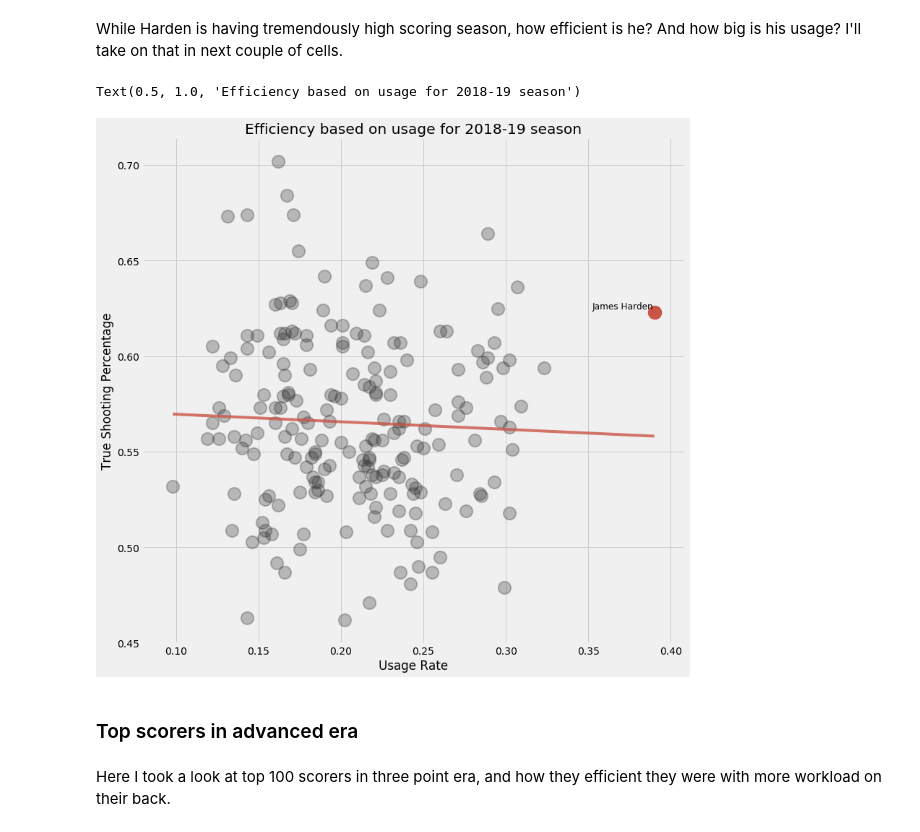
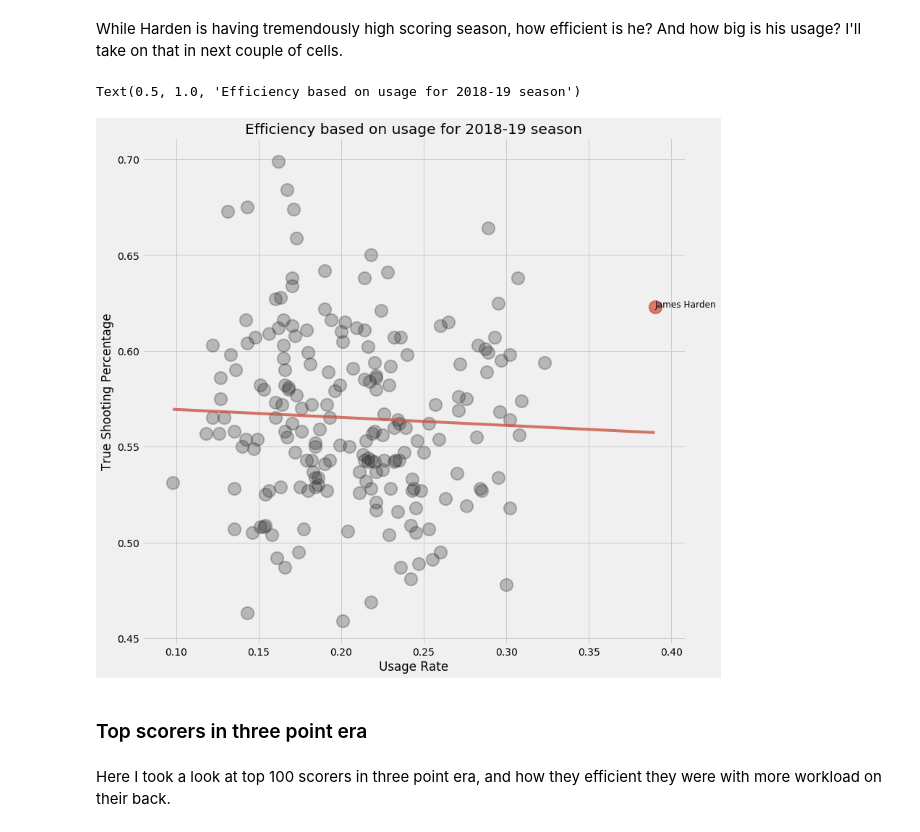
Before and after one commit to danchyy/Basketball_Analytics, a Jupyter notebook: Scripts/2018_19_season/harden_analysis/harden_analysis.ipynb, the cells around one changed output. Saved outputs shown, nothing was run; the diff lists cells and outputs as text; code cells hidden in the pictures.

Commit message:
Tidied up some charts and added more things to do

```diff
--- a/Scripts/2018_19_season/harden_analysis/harden_analysis.ipynb
+++ b/Scripts/2018_19_season/harden_analysis/harden_analysis.ipynb
@@ -296,27 +333,27 @@ from adjustText import adjust_text
 # %%
 
 plt.style.use('fivethirtyeight')
 fig, ax = plt.subplots(figsize=(12, 12))
 
 b, m = polyfit(filtered_data.USG_PCT, filtered_data.TS_PCT, deg=1)
 
 x_usg = np.linspace(filtered_data.USG_PCT.min(), filtered_data.USG_PCT.max(), 200)
 
 ax.plot(x_usg, b + m * x_usg, color="#CA5545", alpha=0.8)
 ax.scatter(x=filtered_data.USG_PCT, y=filtered_data.TS_PCT, s=300, alpha=0.3, linewidths=2.0, color="#343434")
 
-ax.scatter(x=filter_out_harden.USG_PCT, y=filter_out_harden.TS_PCT, s=300, linewidths=2.0, color="#CA5545")
+ax.scatter(x=filter_out_harden.USG_PCT, y=filter_out_harden.TS_PCT, s=300, linewidths=2.0, color="#EA5545", alpha=0.6)
 text = [ax.text(x=filter_out_harden.USG_PCT.iloc[0], y=filter_out_harden.TS_PCT.iloc[0], s="James Harden", fontsize=12)]
-adjust_text(texts=text)
+
 
 ax.set_xlabel('Usage Rate')
 ax.set_ylabel('True Shooting Percentage')
 ax.set_title('Efficiency based on usage for 2018-19 season')
 # %% [output]
 Text(0.5, 1.0, 'Efficiency based on usage for 2018-19 season')
-[figure, old version]
+[figure, new version]
 # %% [markdown]
-### Top scorers in advanced era
+### Top scorers in three point era
 # %% [markdown]
 Here I took a look at top 100 scorers in three point era, and how they efficient they were with more workload on their back.
 # %%
```
Also changed, not shown: parts of 13 cells of this notebook.
